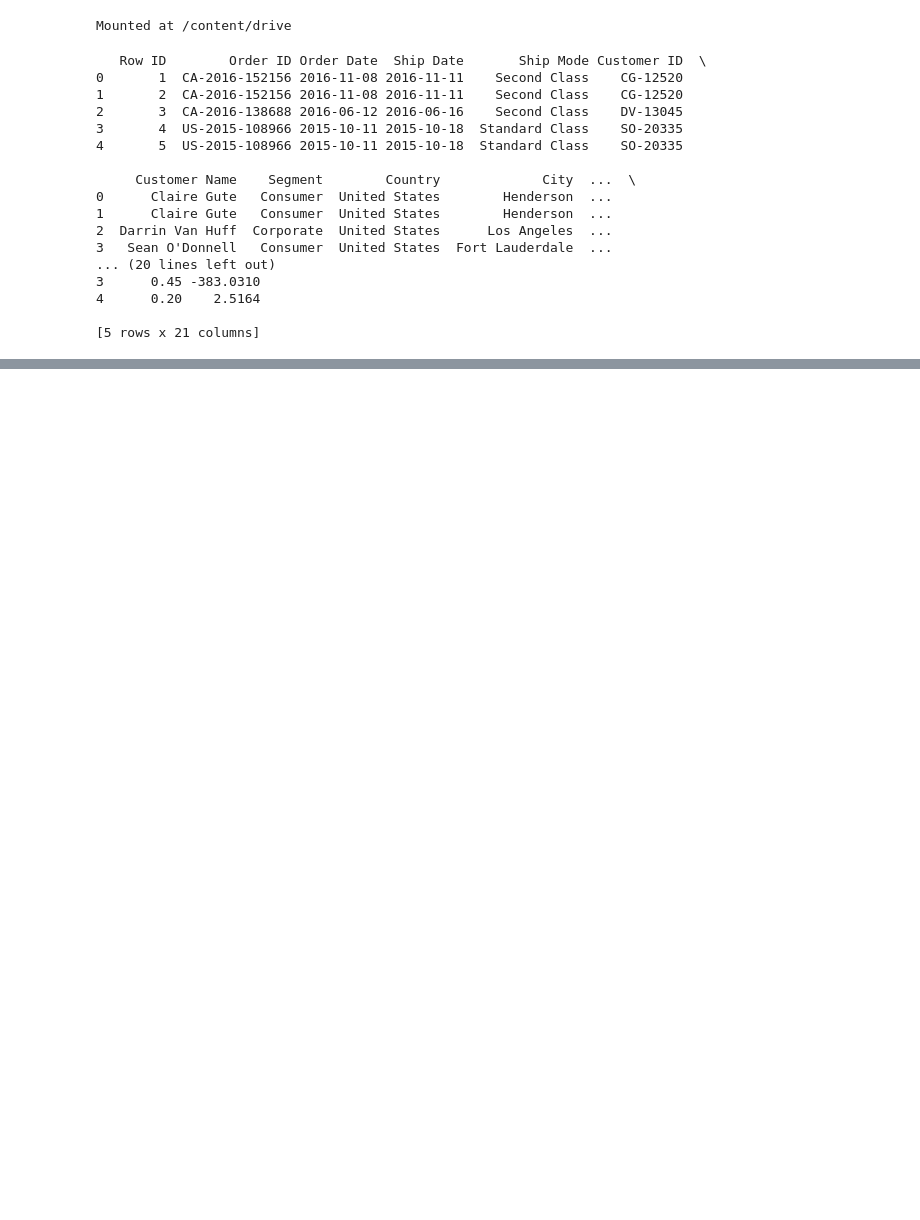
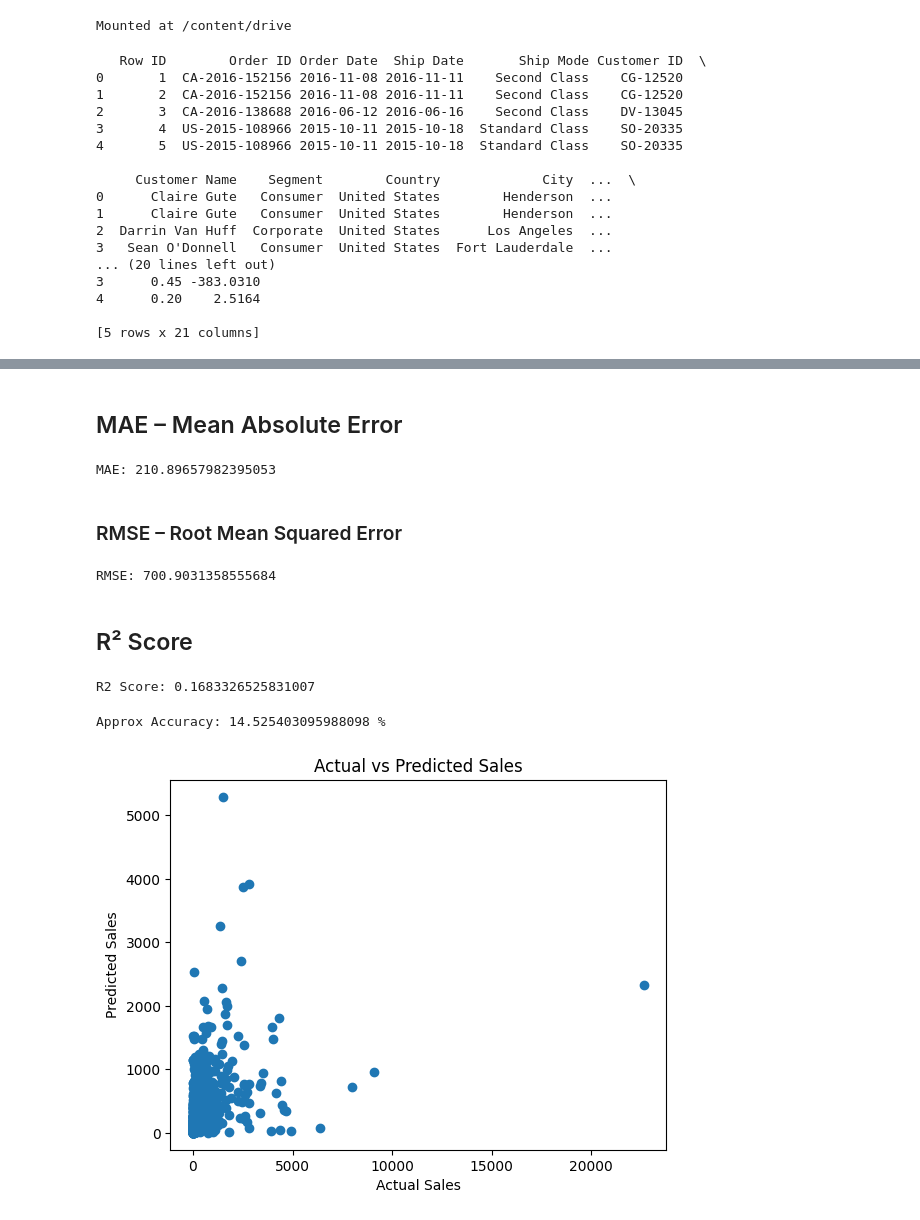
Before and after one commit to pnistha11/Data-Analysis-Projects, a Jupyter notebook: RetailInsights360.ipynb, the cells around one changed output, grey strips where cells are left out. Cells and saved outputs as stored; diff of their text form; code cells hidden in the pictures; blank space fills up the shorter version.

```diff
--- a/RetailInsights360.ipynb
+++ b/RetailInsights360.ipynb
@@ -136,0 +373,8 @@ df.to_csv('cleaned_data.csv', index=False)
+# %%
+from sklearn.model_selection import train_test_split
+
+X_train, X_test, y_train, y_test = train_test_split(
+    X, y,
+    test_size=0.2,
+    random_state=42
+)
@@ -136,0 +383,15 @@ df.to_csv('cleaned_data.csv', index=False)
+# %%
+from sklearn.ensemble import RandomForestRegressor
+from sklearn.pipeline import Pipeline
+
+model = Pipeline(steps=[
+    ('preprocessor', preprocessor),
+    ('regressor', RandomForestRegressor(
+        n_estimators=200,
+        random_state=42,
+        n_jobs=-1
+    ))
+])
+
+# Train model
+model.fit(X_train, y_train)
@@ -136,0 +411,13 @@ df.to_csv('cleaned_data.csv', index=False)
+# %%
+from sklearn.metrics import mean_absolute_error, mean_squared_error, r2_score
+import numpy as np
+
+y_pred = model.predict(X_test)
+
+mae = mean_absolute_error(y_test, y_pred)
+rmse = np.sqrt(mean_squared_error(y_test, y_pred))
+r2 = r2_score(y_test, y_pred)
+
+print("MAE :", mae)
+print("RMSE:", rmse)
+print("R2  :", r2)
@@ -136,0 +452,43 @@ df.to_csv('cleaned_data.csv', index=False)
+# %% [markdown]
+## MAE – Mean Absolute Error
+# %%
+from sklearn.metrics import mean_absolute_error
+
+mae = mean_absolute_error(y_test, y_pred)
+print("MAE:", mae)
+# %% [output]
+MAE: 210.89657982395053
+# %% [markdown]
+### RMSE – Root Mean Squared Error
+# %%
+from sklearn.metrics import mean_squared_error
+import numpy as np
+
+rmse = np.sqrt(mean_squared_error(y_test, y_pred))
+print("RMSE:", rmse)
+# %% [output]
+RMSE: 700.9031358555684
+# %% [markdown]
+## R² Score
+# %%
+from sklearn.metrics import r2_score
+
+r2 = r2_score(y_test, y_pred)
+print("R2 Score:", r2)
+# %% [output]
+R2 Score: 0.1683326525831007
+# %%
+accuracy_like = 1 - (mae / y_test.mean())
+print("Approx Accuracy:", accuracy_like * 100, "%")
+# %% [output]
+Approx Accuracy: 14.525403095988098 %
+# %%
+import matplotlib.pyplot as plt
+
+plt.scatter(y_test, y_pred)
+plt.xlabel("Actual Sales")
+plt.ylabel("Predicted Sales")
+plt.title("Actual vs Predicted Sales")
+plt.show()
+# %% [output]
+[figure, added]
```
Also changed, not shown: parts of 56 cells of this notebook.
